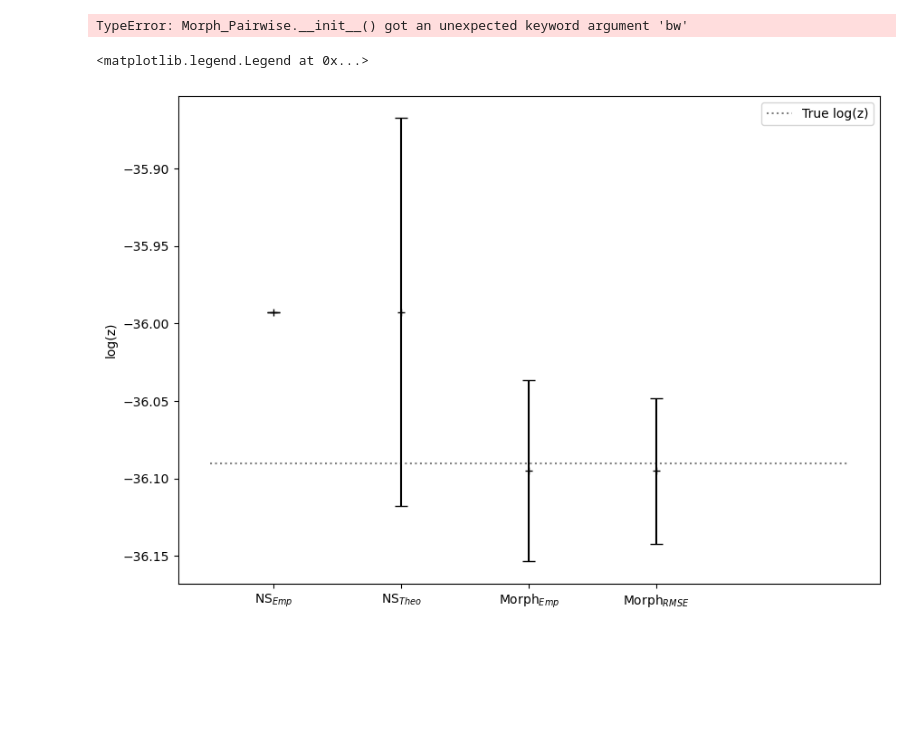
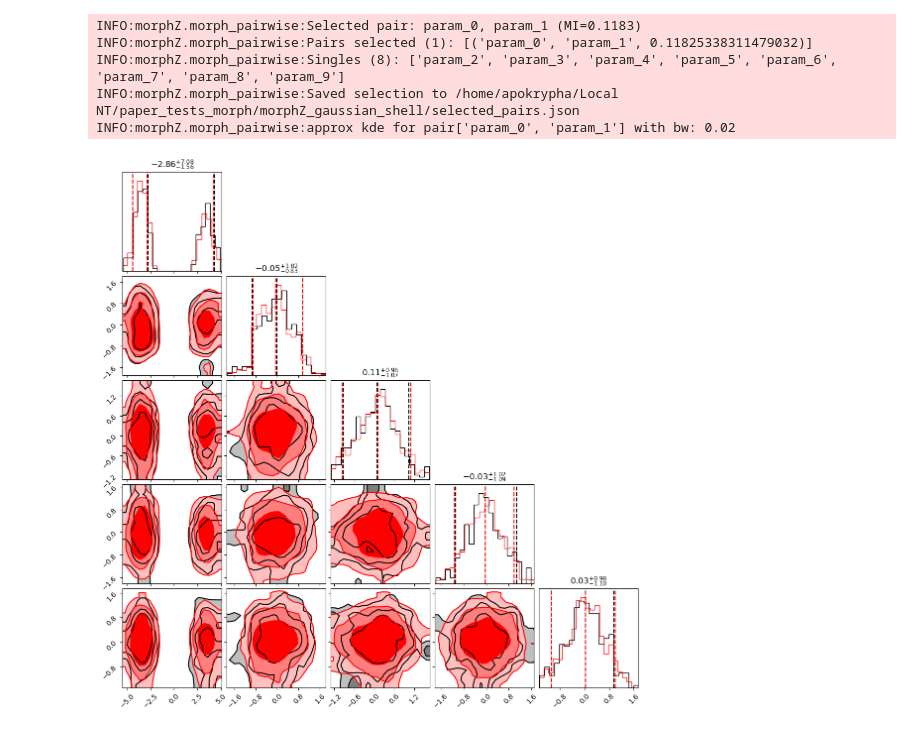
Before and after one commit to EL-MZ/MorphZ, a Jupyter notebook: _sources/_auto/examples/gaussian_shell.ipynb, the cells around one changed output. Saved outputs shown, nothing was run; the diff lists cells and outputs as text; code cells hidden in the pictures; blank space fills up the shorter version.

```diff
--- a/_sources/_auto/examples/gaussian_shell.ipynb
+++ b/_sources/_auto/examples/gaussian_shell.ipynb
@@ -14,7 +16,7 @@ from scipy.special import logsumexp
 
 # Prior cube: [-L, L]^D
 L = 6.0
-ndim = 30
+ndim = 10
 prior_volume = (2*L)**ndim
 
 # Parameters of the twin shells (from paper)
@@ -217,5 +209,5 @@ import g_shell as gs
 # %%
-samples = posterior_samples[::5,:]  # total_samples[::20,:]
+samples = posterior_samples[::2,:]  # total_samples[::20,:]
 tot_len , ndim = samples.shape
 print('Total samples:', tot_len, 'Dimensions:', ndim)
 log_prob = np.zeros(tot_len)
@@ -227,8 +219,8 @@ log_p_estimate = morphZ.evidence(
 samples,
 log_prob,
 gs.lnprobfn,
-n_resamples=10000,
-thin=1,n_estimations=5,morph_type="2_group",kde_bw="silverman",output_path='./morphZ_gaussian_shell_group/',pool=6)
+n_resamples=5000,
+thin=1,n_estimations=1,morph_type="2_group",kde_bw="silverman",output_path='./gaussian_shell/',pool=6)
 print('True:', true_logz)
 # %% [output]
 INFO:morphZ.morph:Using Morph_Group for proposal distribution.
@@ -260,62 +253,35 @@ Filtered proposal samples: 9890 valid samples out of 10000 total samples.
 # %%
-pair_kde = morphZ.PairwiseKDE(samples,'/home/apokrypha/Local NT/paper_tests_morph/morphZ_gaussian_shell/params_MI.json',bw=0.02,verbose=True)
+pair_kde = morphZ.PairwiseKDE(samples,'/home/apokrypha/Local NT/paper_tests_morph/morphZ_gaussian_shell/params_MI.json',kde_bw=0.02,verbose=True)
 pair_samples = pair_kde.resample(2000)
-indep_kde = morphZ.KDE_approx(posterior_samples,bw=0.02)
+indep_kde = morphZ.KDE_approx(posterior_samples,kde_bw=0.02)
 indep_samples = indep_kde.resample(2000)
 fig = corner.corner(
     posterior_samples[::10,:5], bins=20,label_kwargs = {"fontsize": 7},truth_color="dodgerblue",hist_kwargs={"density": True},quantiles=[0.05, 0.5, 0.95],
     show_titles=True,
     fontzise=6,
     title_fmt=".2f",
     plot_datapoints=False,
     fill_contours=True,
     levels=(0.5, 0.8, 0.95),
     smooth=1.0
 )
 corner.corner(
     pair_samples[:,:5],color="red", bins=20,label_kwargs = {"fontsize": 7},truth_color="dodgerblue",hist_kwargs={"density": True},quantiles=[0.05, 0.5, 0.95],
     show_titles=True,
     fig=fig,
     fontzise=6,
     title_fmt=".2f",
     plot_datapoints=False,
     fill_contours=True,
     levels=(0.5, 0.8, 0.95),
     smooth=1.0
 )
-corner.corner(
-    indep_samples[:,:5],color="blue", bins=20,label_kwargs = {"fontsize": 7},truth_color="dodgerblue",hist_kwargs={"density": True},quantiles=[0.05, 0.5, 0.95],
-    show_titles=True,
-    fig=fig,
-    fontzise=6,
-    title_fmt=".2f",
-    plot_datapoints=False,
-    fill_contours=True,
-    levels=(0.5, 0.8, 0.95),
-    smooth=1.0
-)
+
 plt.show()
 # %% [output]
-TypeError: Morph_Pairwise.__init__() got an unexpected keyword argument 'bw'
+INFO:morphZ.morph_pairwise:Selected pair: param_0, param_1 (MI=0.1183)
+INFO:morphZ.morph_pairwise:Pairs selected (1): [('param_0', 'param_1', 0.11825338311479032)]
+INFO:morphZ.morph_pairwise:Singles (8): ['param_2', 'param_3', 'param_4', 'param_5', 'param_6', 'param_7', 'param_8', 'param_9']
+INFO:morphZ.morph_pairwise:Saved selection to /home/apokrypha/Local NT/paper_tests_morph/morphZ_gaussian_shell/selected_pairs.json
+INFO:morphZ.morph_pairwise:approx kde for pair['param_0', 'param_1'] with bw: 0.02
+[figure, added]
-# %%
-fig = plt.figure(figsize =(10, 7))
-ax = fig.add_subplot(111)
-
-log_p_estimate = np.array(log_p_estimate)
-
-plt.hlines(y=true_logz,colors='grey',linestyle='dotted',xmin=0.5, xmax=5.5,label='True log(z)')
-
-x1= [1,2,3,4]
-#median = [np.mean(z_GSS_mcmc),res.logz[-1],np.mean(log_p_estimate)]
-#error = [np.std(z_GSS_mcmc),res.logzerr[-1],np.std(log_p_estimate)]
-median = [np.mean(log_z_NS),np.mean(log_z_NS),np.mean(log_p_estimate[:,0]),np.mean(log_p_estimate[:,0])]
-error = [0,np.mean(log_z_NS_err),np.std(log_p_estimate[:,0]),np.mean(log_p_estimate[:,1])]
-ax.errorbar(x1, median, yerr=error, fmt='+', color='black', capsize=5)
-
-
-ax.set_xticks(x1,labels=[r'NS$_{Emp}$',r'NS$_{Theo}$', r'Morph$_{Emp}$',r'Morph$_{RMSE}$'],fontsize=10)
-ax.set_ylabel('log(z)')
-ax.legend()
-# %% [output]
-<matplotlib.legend.Legend at 0x...>
-[figure, removed]
```
Also changed, not shown: parts of 7 cells of this notebook, 27 other files.
